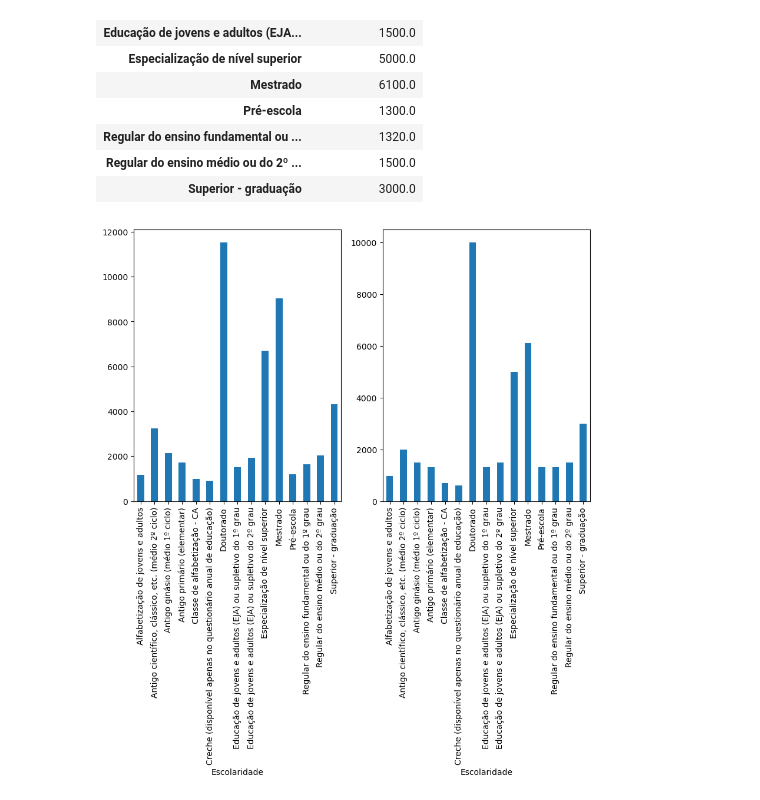
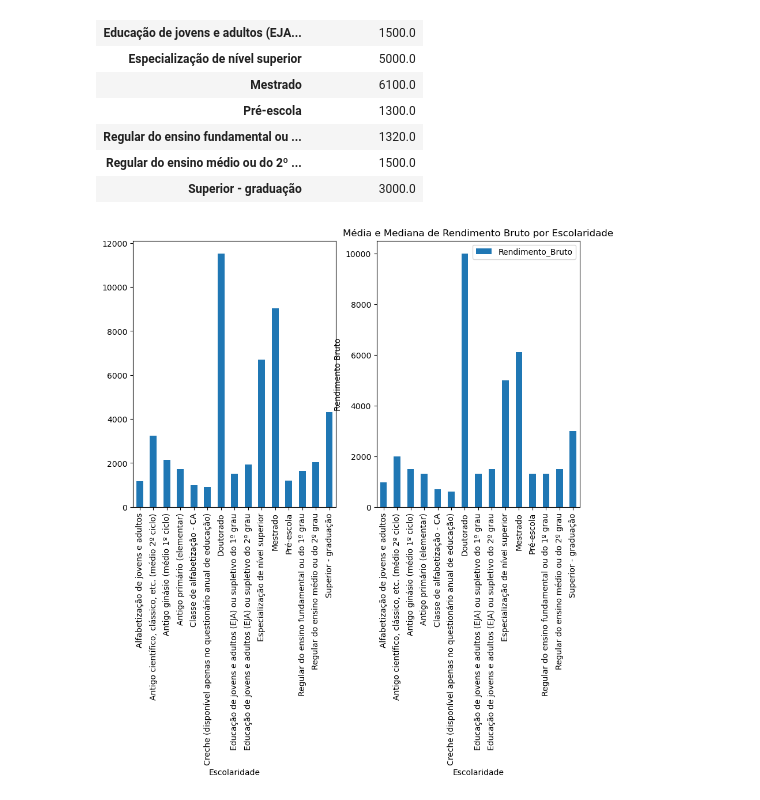
Before and after one commit to jlbrasileiro/Projeto-3---Ci-ncia-dos-Dados---2024.2, a Jupyter notebook: analise_exploratoria.ipynb, the cells around one changed output. Saved outputs shown, nothing was run; the diff lists cells and outputs as text; code cells hidden in the pictures.

```diff
--- a/analise_exploratoria.ipynb
+++ b/analise_exploratoria.ipynb
@@ -125,8 +125,13 @@ mediana_salario.to_frame()
 # %%
 plt.figure(figsize=(10,6))
 plt.subplot(121)
 media_salario.plot(kind = 'bar')
 plt.subplot(122)
 mediana_salario.plot(kind = 'bar');
+plt.xlabel('Escolaridade')
+plt.ylabel('Rendimento Bruto')
+plt.title('Média e Mediana de Rendimento Bruto por Escolaridade')
+plt.legend()
+plt.show()
 # %% [output]
-[figure, old version]
+[figure, new version]
```
